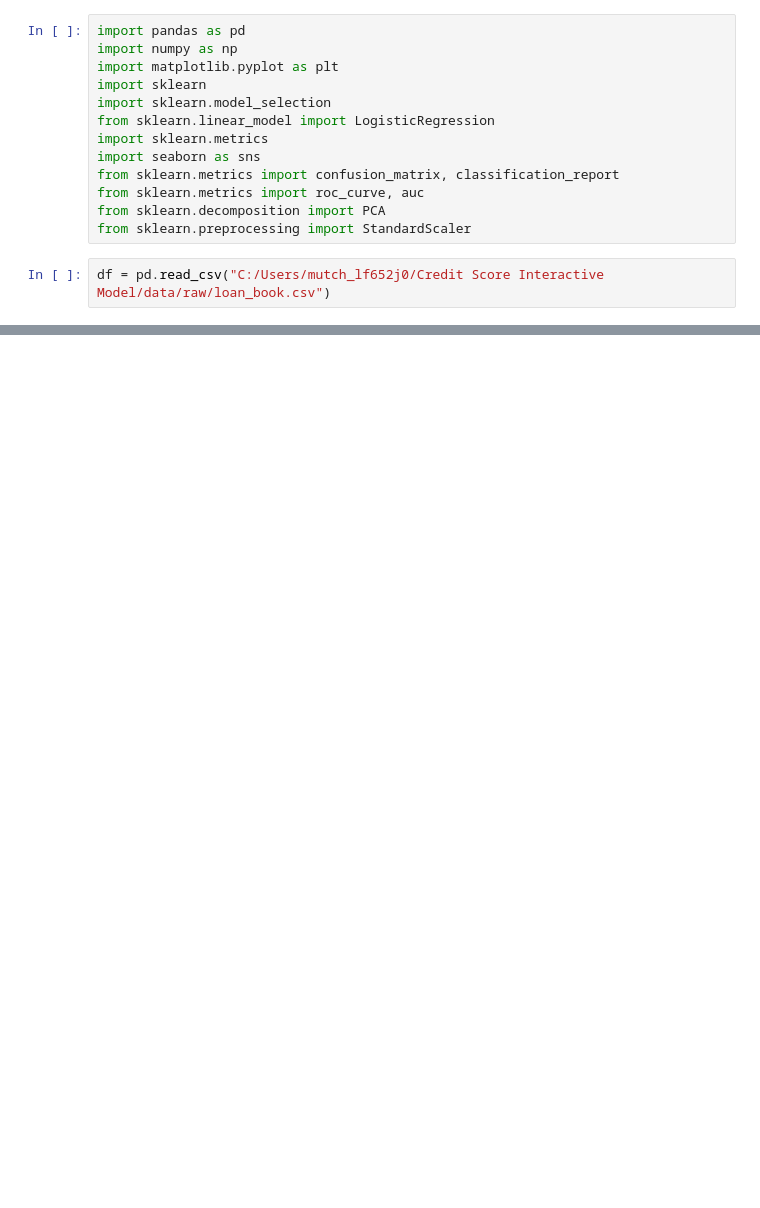
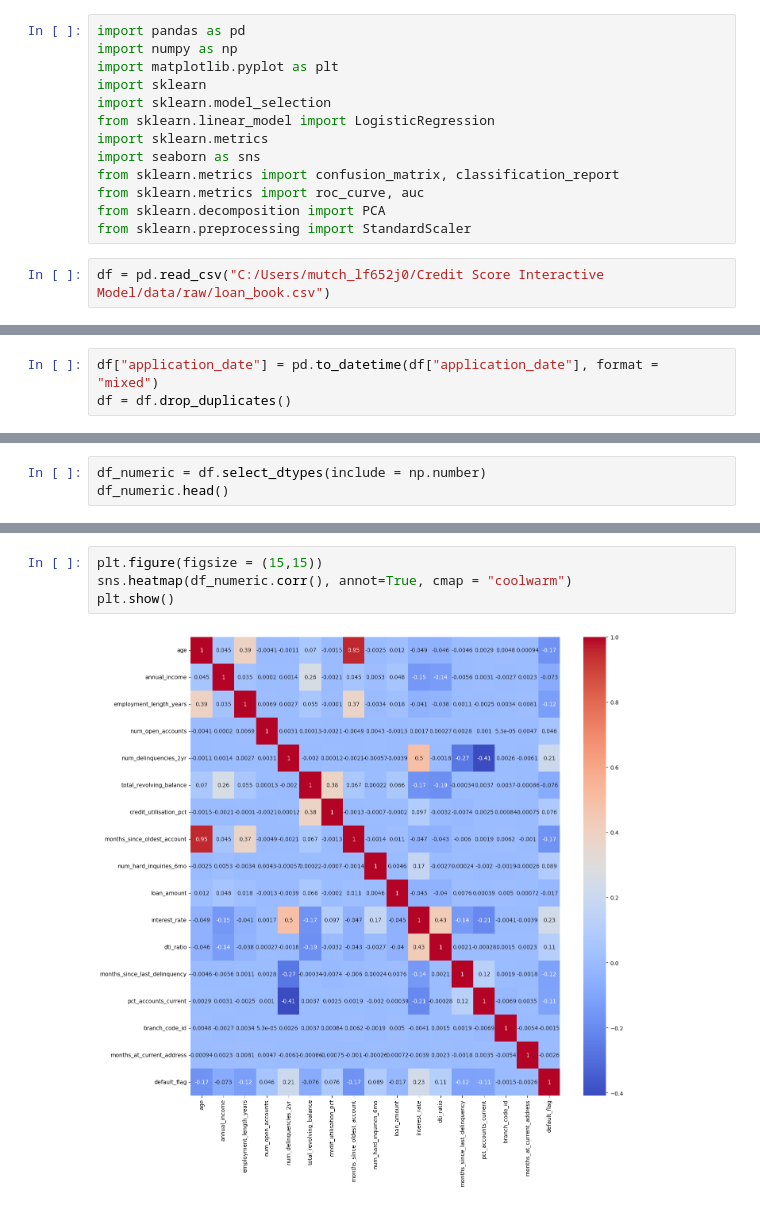
Before and after one commit to mphomutchinya/Robust-interactive-credit-model, a Jupyter notebook: notebooks/eda.ipynb, the cells around one changed output, grey strips where cells are left out. Drawn from its saved outputs; the diff is of its cells as text; blank space fills up the shorter version.

```diff
--- a/notebooks/eda.ipynb
+++ b/notebooks/eda.ipynb
@@ -25,0 +101,3 @@ df.head()
+# %%
+df["application_date"] = pd.to_datetime(df["application_date"], format = "mixed")
+df = df.drop_duplicates()
@@ -25,0 +148,3 @@ df.head()
+# %%
+df_numeric = df.select_dtypes(include = np.number)
+df_numeric.head()
@@ -25,0 +158,6 @@ df.head()
+# %%
+plt.figure(figsize = (15,15))
+sns.heatmap(df_numeric.corr(), annot=True, cmap = "coolwarm")
+plt.show()
+# %% [output]
+[figure, added]
```
Also changed, not shown: parts of 31 cells of this notebook.
